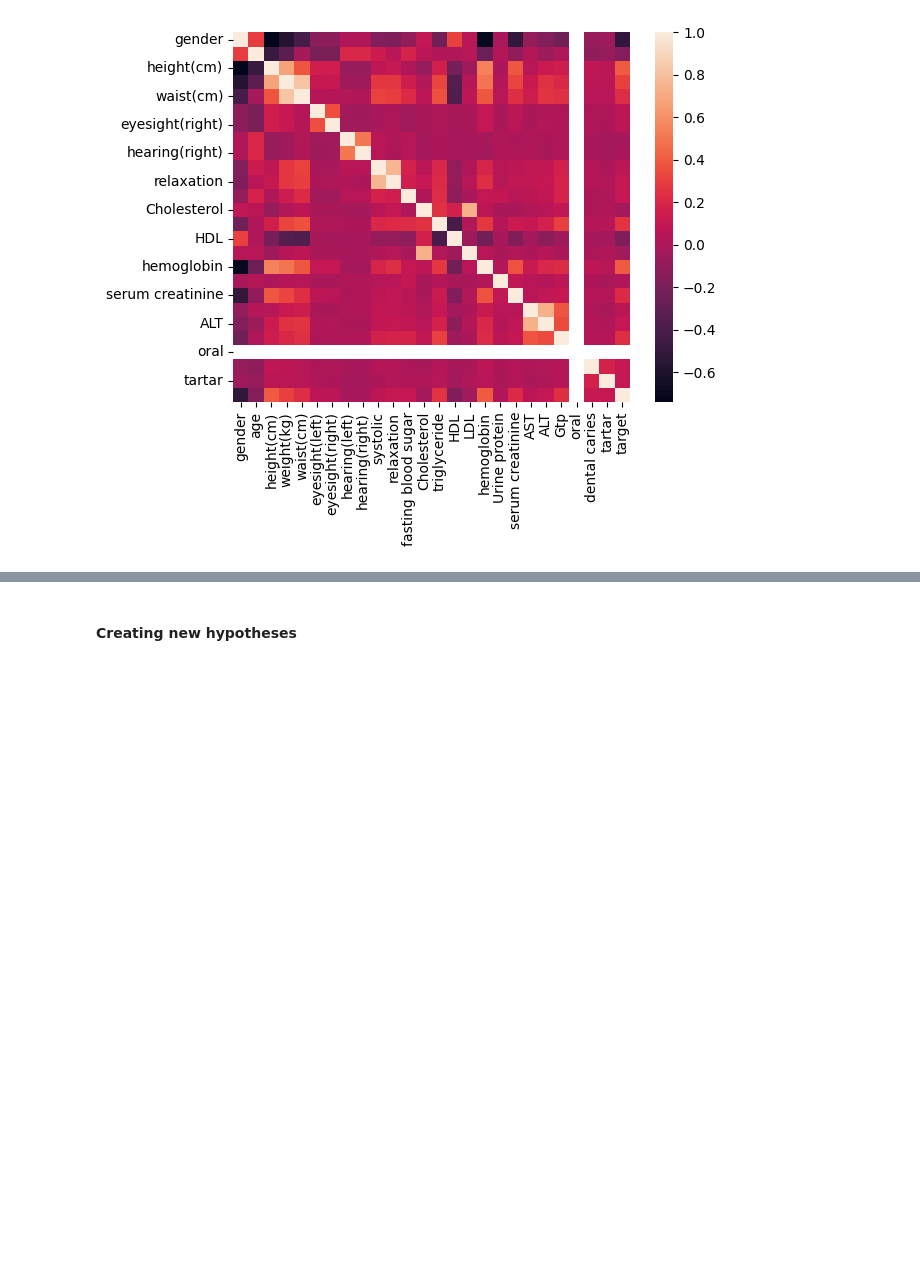
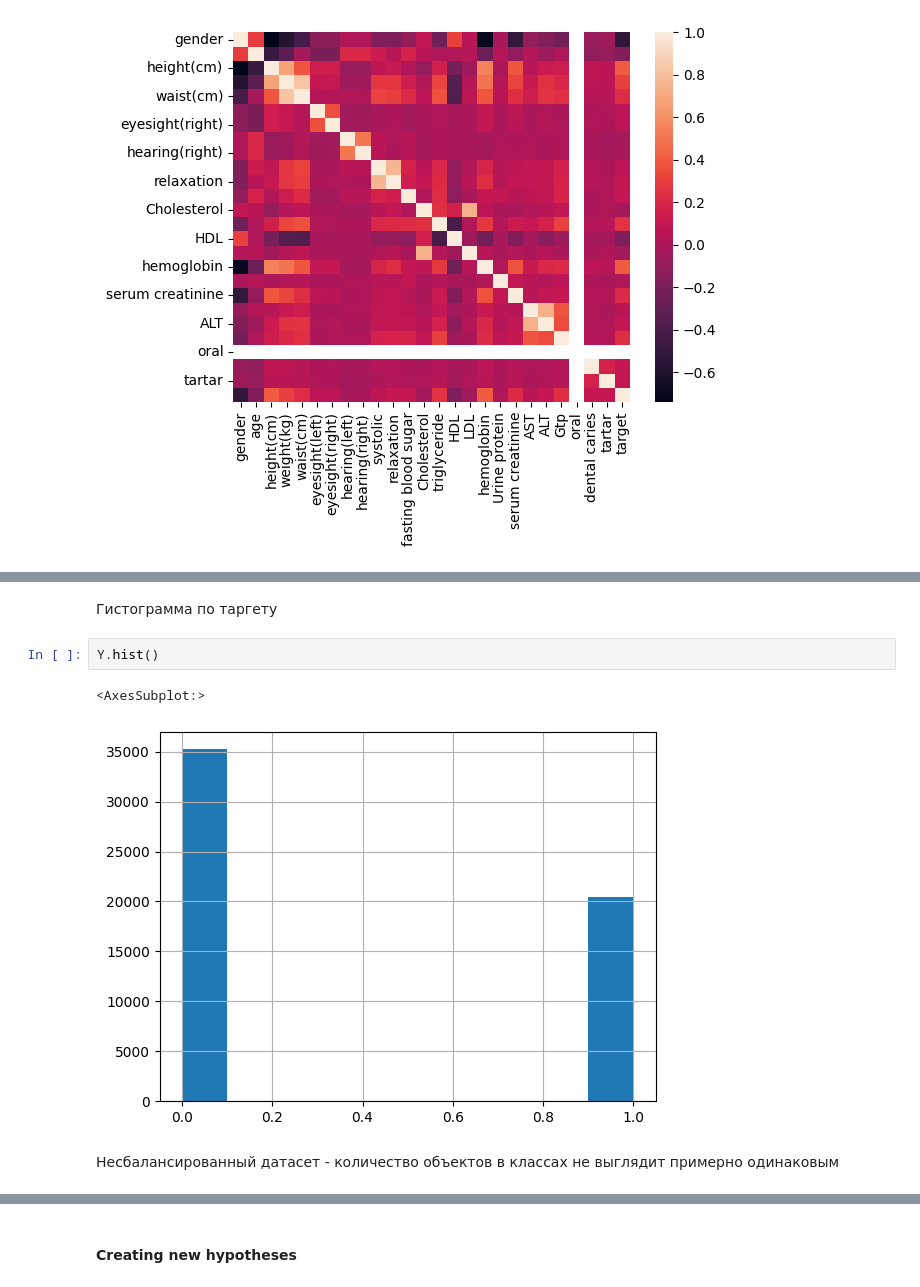
Before and after one commit to KozynchenkoVS/MLProject2023, a Jupyter notebook: NoteBook.ipynb, the cells around one changed output, grey strips where cells are left out. Drawn from its saved outputs; the diff is of its cells as text; blank space fills up the shorter version.

```diff
--- a/NoteBook.ipynb
+++ b/NoteBook.ipynb
@@ -202,0 +201,9 @@ TypeError: 'builtin_function_or_method' object is not subscriptable
+# %% [markdown]
+Гистограмма по таргету
+# %%
+Y.hist()
+# %% [output]
+<AxesSubplot:>
+[figure, added]
+# %% [markdown]
+Несбалансированный датасет - количество объектов в классах не выглядит примерно одинаковым
```
Also changed, not shown: parts of 34 cells of this notebook.
